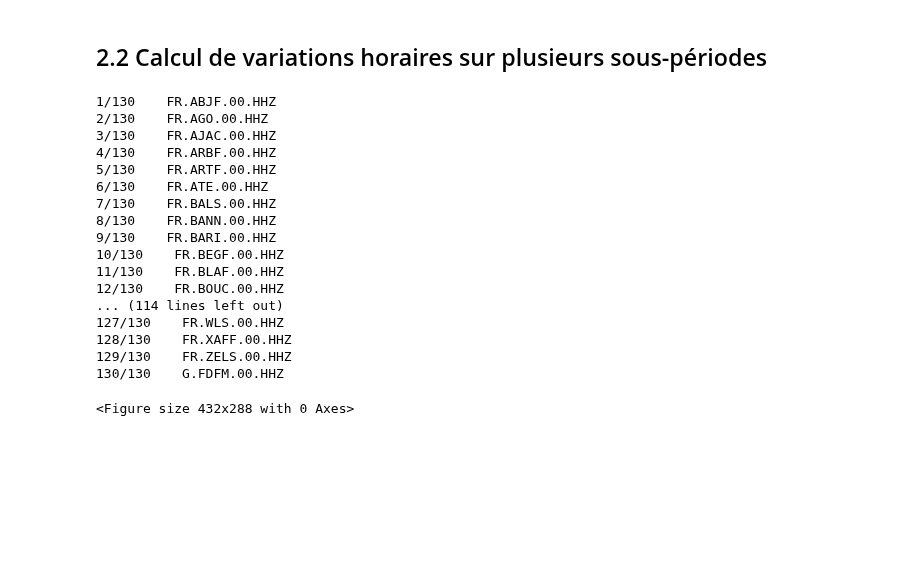
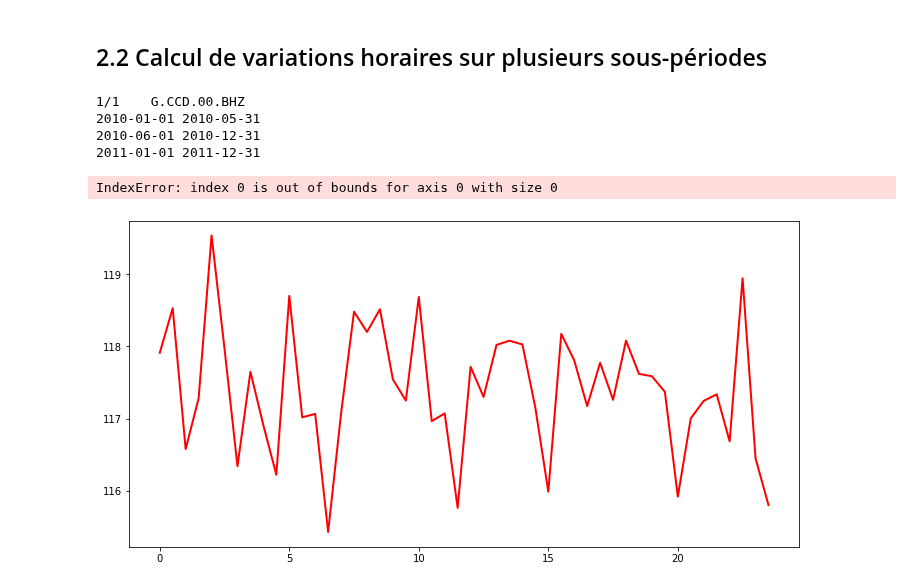
Before and after one commit to FlavienMattern/seismic-noise, a Jupyter notebook: ant_hourly_variations.ipynb, the cells around one changed output. Saved outputs shown, nothing was run; the diff lists cells and outputs as text; code cells hidden in the pictures; blank space fills up the shorter version.

Commit message:
graphique pour l'antarctique

```diff
--- a/ant_hourly_variations.ipynb
+++ b/ant_hourly_variations.ipynb
@@ -52,7 +52,7 @@ DRMS_FOLDER  = "C:/Users/Arnaud/Desktop/Travail/Projet de Recherche/SeismicNoise
 MSEED_FOLDER = "C:/Users/Arnaud/Desktop/Travail/Projet de Recherche/SeismicNoiseData/MSEED"
 FIG_FOLDER = "RESULTS"
 tStart = "2010-01-01"
-tEnd = "2011-12-31"
+tEnd = "2010-12-31"
 
 ### Conversion des périodes en UTCDateTime
 periods = [[UTCDateTime(tStart), UTCDateTime(tEnd)]]
@@ -97,3 +83,10 @@ tags = [
+# %%
+# à changer selon ce que l'on veut
+
+tags = [
+    ("2010-03-17", 6, "Confinement 1"),
+    ("2010-05-11", 6, "Déconfinement"),
+]
 # %%
 ### Calcul de la variation du bruit
 k = 1
@@ -126,7 +119,7 @@ for st_str in st_name:
         y_loc = [j for j in range(1, 24)]
         plt.yticks(y_loc, y_ticks)
         plt.title("{} - [{}] Hz".format(st_str, freq))
-        folder_path = FIG_FOLDER + "/fr_hourly_variations/" + st_str
+        folder_path = FIG_FOLDER + "/ant_hourly_variations/" + st_str
 
         if not os.path.exists(folder_path): os.makedirs(folder_path)
         plt.savefig("{}/hourly_temporal_{}.png".format(folder_path, freq), dpi=150)
@@ -154,3 +135,9 @@ subperiods = [
+# %%
+subperiods = [
+    ["2010-01-01", "2010-05-31", "début", "red"],
+    ["2010-06-01", "2010-12-31", "début", "blue"],
+    ["2011-01-01", "2011-12-31", "début", "green"]
+]
 # %%
 k = 1
 
@@ -173,60 +160,50 @@ for st_str in st_name:
         for i, value in enumerate(subperiods):
             time1 = np.datetime64(subperiods[i][0])
             time2 = np.datetime64(subperiods[i][1])
+            print(time1,time2)
             color = subperiods[i][3]
             label = "{} to {} : {}".format(subperiods[i][0], subperiods[i][1], subperiods[i][2])
             k1 = np.where(t == time1)[0][0]
             k2 = np.where(t == time2)[0][0]
 
+
             median = np.nanmedian(grid[:,k1:k2], axis=1)
             median = np.append(median[8:], median[:8])
 
-            if subperiods[i][2]=="No lockdown": plt.plot(h, median, label=label, color=color, lw=2, ls="--")
-            else: plt.plot(h, median, label=label, color=color, lw=2)
+            #if subperiods[i][2]=="No lockdown": plt.plot(h, median, label=label, color=color, lw=2, ls="--")
+            plt.plot(h, median, label=label, color=color, lw=2)
 
         ### Mise en graphique
         plt.tick_params(direction="in", which="both", top=True, right=True)
         plt.title("{} - [{}] Hz".format(st_str,freq))
         plt.grid(color="#D5D5D5", linestyle='--', linewidth=1)
         # plt.ylabel("Median displacement [nm]")
         plt.xlim([0, 23.5])
         h_tick = np.append(np.arange(4, 23, 2), np.arange(0, 4, 2))
         h_label = ["4h","6h","8h","10h","12h","14h","16h","18h","20h","22h", "0h", "2h"]
         plt.xticks(np.arange(0, 23, 2), h_label)
         # plt.xticks(np.arange(0, 23, 2), ["0h","2h","4h","6h","8h","10h","12h","14h","16h","18h","20h","22h"])
 
         plt.legend(loc="upper left",   # Position of legend
                    borderaxespad=0.2,    # Small spacing around legend box
                    bbox_to_anchor=(-0.1, -0.1),
                    ncol=3)
 
         plt.tight_layout()
 
-        folder_path = FIG_FOLDER + "/fr_hourly_variations/" + st_str
+        folder_path = FIG_FOLDER + "/ant_hourly_variations/" + st_str
 
         if not os.path.exists(folder_path): os.makedirs(folder_path)
 
         plt.savefig("{}/hourly_periods_{}.png".format(folder_path, freq), dpi=150)
         plt.close()
         plt.clf()
 
     k += 1
 # %% [output]
-1/130    FR.ABJF.00.HHZ
-2/130    FR.AGO.00.HHZ
-3/130    FR.AJAC.00.HHZ
-4/130    FR.ARBF.00.HHZ
-5/130    FR.ARTF.00.HHZ
-6/130    FR.ATE.00.HHZ
-7/130    FR.BALS.00.HHZ
-8/130    FR.BANN.00.HHZ
-9/130    FR.BARI.00.HHZ
-10/130    FR.BEGF.00.HHZ
-11/130    FR.BLAF.00.HHZ
-12/130    FR.BOUC.00.HHZ
-... (114 lines left out)
-127/130    FR.WLS.00.HHZ
-128/130    FR.XAFF.00.HHZ
-129/130    FR.ZELS.00.HHZ
-130/130    G.FDFM.00.HHZ
+1/1    G.CCD.00.BHZ
+2010-01-01 2010-05-31
+2010-06-01 2010-12-31
+2011-01-01 2011-12-31
-<Figure size 432x288 with 0 Axes>
+IndexError: index 0 is out of bounds for axis 0 with size 0
+[figure, added]
```
Also changed, not shown: parts of 2 cells of this notebook.
